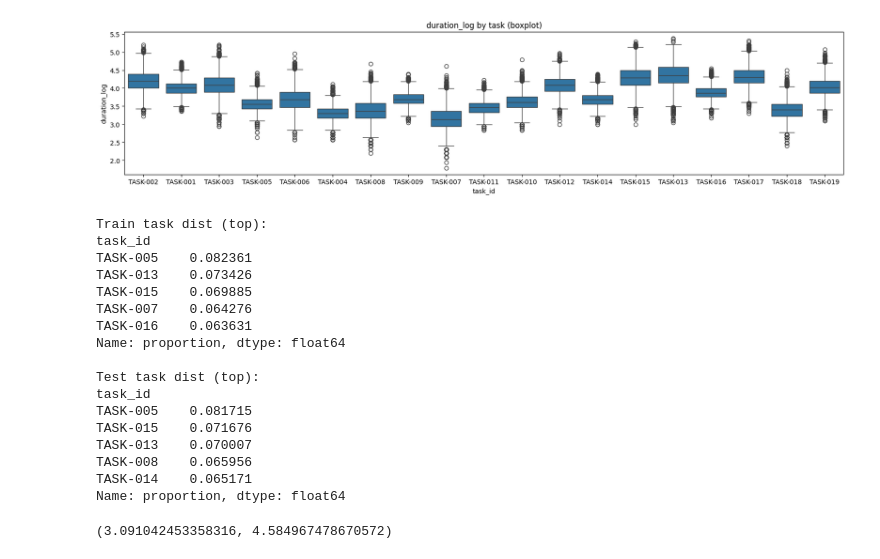
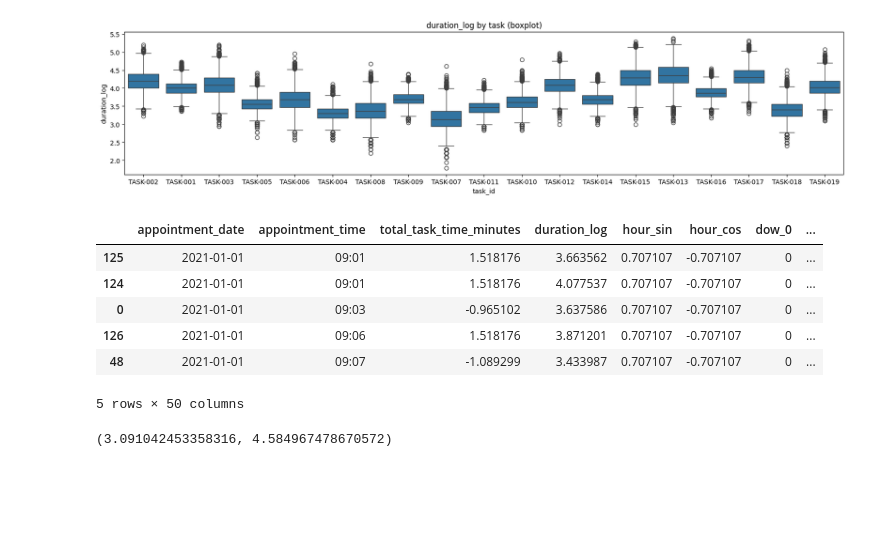
Before and after one commit to nithilanimraka/predict_smartgov_ml, a Jupyter notebook: data_splitting_2.ipynb, the cells around one changed output. Drawn from its saved outputs; the diff is of its cells as text; code cells hidden in the pictures; blank space fills up the shorter version.

```diff
--- a/data_splitting_2.ipynb
+++ b/data_splitting_2.ipynb
@@ -85,48 +85,34 @@ plt.show()
 # %%
 # Ensure datetime column exists
 df_preprocessed = df_preprocessed.copy()
 if 'appointment_datetime' not in df_preprocessed.columns:
     date = pd.to_datetime(df_preprocessed['appointment_date'], errors='coerce')
     if 'appointment_time' in df_preprocessed.columns:
         time_str = df_preprocessed['appointment_time'].astype(str).where(
             df_preprocessed['appointment_time'].notna(), '00:00:00'
         )
         df_preprocessed['appointment_datetime'] = pd.to_datetime(
             date.astype(str) + ' ' + time_str, errors='coerce'
         )
     else:
         df_preprocessed['appointment_datetime'] = date
 
 # Sort by time and split last 20% as test
 df_sorted = df_preprocessed.sort_values('appointment_datetime')
 cut_idx = int(np.floor(0.8 * len(df_sorted)))
 
 train_df = df_sorted.iloc[:cut_idx].copy()
 test_df  = df_sorted.iloc[cut_idx:].copy()
 
-# Sanity check: distributions should match closely
-print("Train task dist (top):")
-print(train_df['task_id'].value_counts(normalize=True).head())
-print("\nTest task dist (top):")
-print(test_df['task_id'].value_counts(normalize=True).head())
+train_df.head()
 # %% [output]
+|  | appointment_date | appointment_time | total_task_time_minutes | duration_log | hour_sin | hour_cos | dow_0 | ... |
+| 125 | 2021-01-01 | 09:01 | 1.518176 | 3.663562 | 0.707107 | -0.707107 | 0 | ... |
+| 124 | 2021-01-01 | 09:01 | 1.518176 | 4.077537 | 0.707107 | -0.707107 | 0 | ... |
+| 0 | 2021-01-01 | 09:03 | -0.965102 | 3.637586 | 0.707107 | -0.707107 | 0 | ... |
+| 126 | 2021-01-01 | 09:06 | 1.518176 | 3.871201 | 0.707107 | -0.707107 | 0 | ... |
+| 48 | 2021-01-01 | 09:07 | -1.089299 | 3.433987 | 0.707107 | -0.707107 | 0 | ... |
-Train task dist (top):
-task_id
-TASK-005    0.082361
-TASK-013    0.073426
-TASK-015    0.069885
-TASK-007    0.064276
-TASK-016    0.063631
-Name: proportion, dtype: float64
-
-Test task dist (top):
-task_id
-TASK-005    0.081715
-TASK-015    0.071676
-TASK-013    0.070007
-TASK-008    0.065956
-TASK-014    0.065171
-Name: proportion, dtype: float64
+5 rows × 50 columns
 # %%
 # Compute winsorization caps from TRAIN ONLY
 q_low, q_high = train_df['duration_log'].quantile([0.05, 0.95])
```
Also changed, not shown: parts of 2 cells of this notebook, 12 other files.
